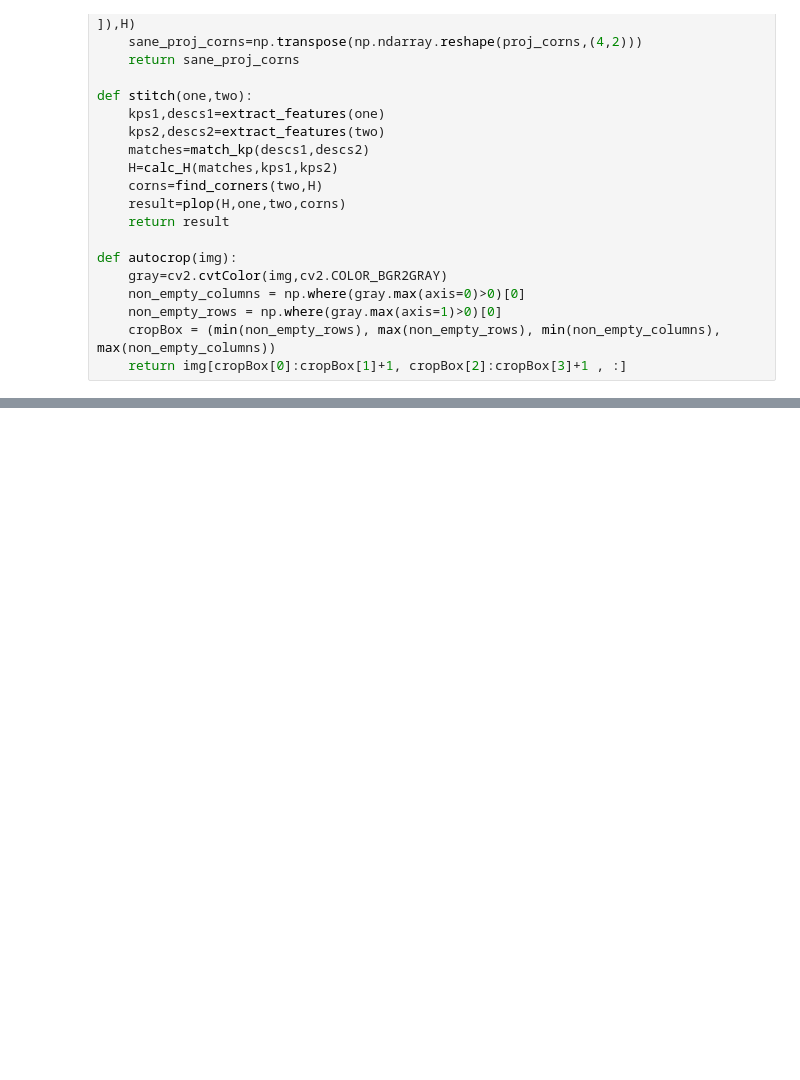
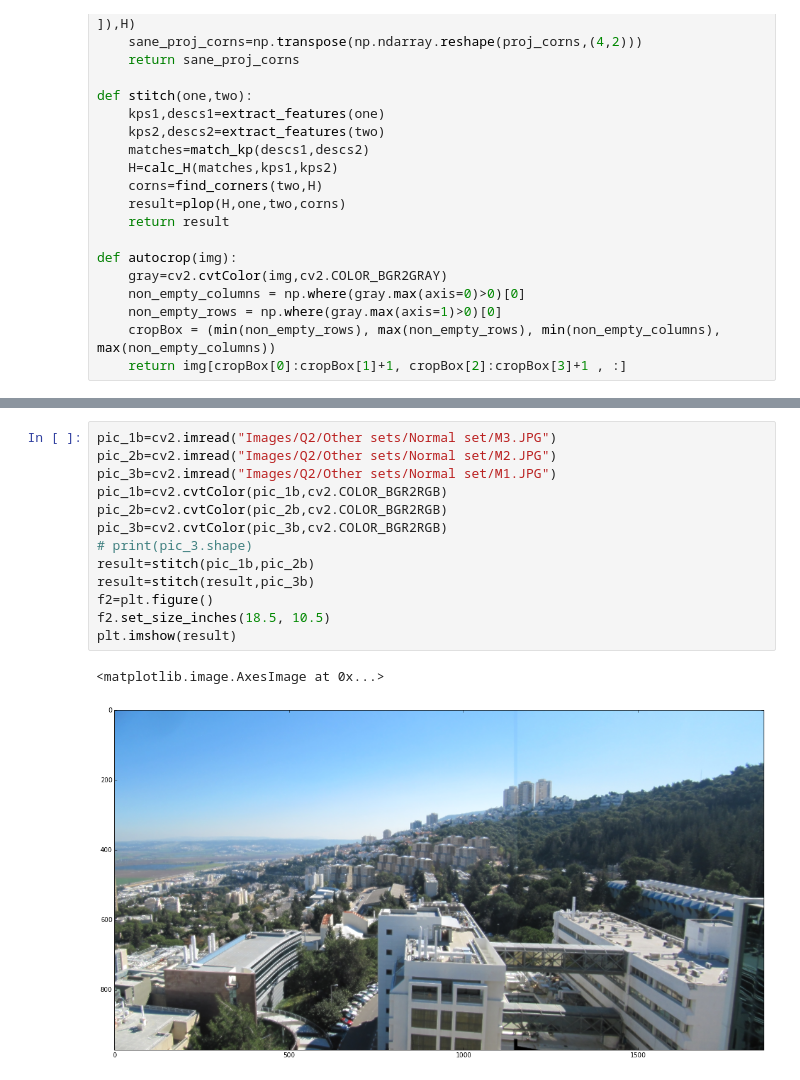
Before and after one commit to NCEghtebas/ComputerVisionCT, a Jupyter notebook: HW3/Q2_b.ipynb, the cells around one changed output, grey strips where cells are left out. Saved outputs shown, nothing was run; the diff lists cells and outputs as text; blank space fills up the shorter version.

Commit message:
Started going through the other panoramas

```diff
--- a/HW3/Q2_b.ipynb
+++ b/HW3/Q2_b.ipynb
@@ -156,0 +155,16 @@ plt.imshow(result)
+# %%
+pic_1b=cv2.imread("Images/Q2/Other sets/Normal set/M3.JPG")
+pic_2b=cv2.imread("Images/Q2/Other sets/Normal set/M2.JPG")
+pic_3b=cv2.imread("Images/Q2/Other sets/Normal set/M1.JPG")
+pic_1b=cv2.cvtColor(pic_1b,cv2.COLOR_BGR2RGB)
+pic_2b=cv2.cvtColor(pic_2b,cv2.COLOR_BGR2RGB)
+pic_3b=cv2.cvtColor(pic_3b,cv2.COLOR_BGR2RGB)
+# print(pic_3.shape)
+result=stitch(pic_1b,pic_2b)
+result=stitch(result,pic_3b)
+f2=plt.figure()
+f2.set_size_inches(18.5, 10.5)
+plt.imshow(result)
+# %% [output]
+<matplotlib.image.AxesImage at 0x...>
+[figure, added]
```
Also changed, not shown: parts of 4 cells of this notebook.
